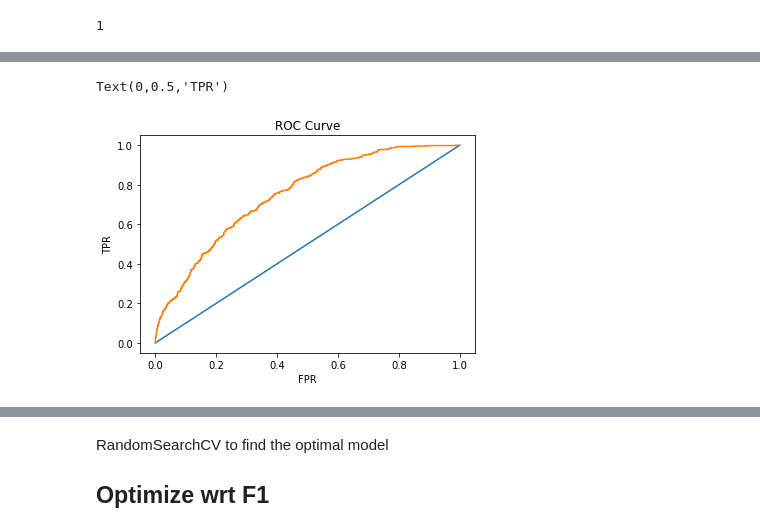
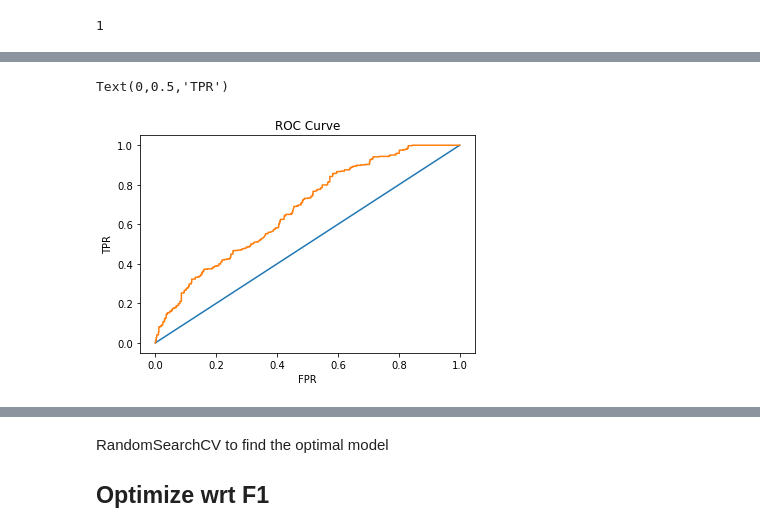
Before and after one commit to jdmendoza/predicting_startup_success, a Jupyter notebook: Danny_Rudimentary_Data_Exploration.ipynb, the cells around one changed output, grey strips where cells are left out. Drawn from its saved outputs; the diff is of its cells as text; code cells hidden in the pictures.

```diff
--- a/Danny_Rudimentary_Data_Exploration.ipynb
+++ b/Danny_Rudimentary_Data_Exploration.ipynb
@@ -268,0 +326,9 @@ df_base['company_market'].unique();
+# %%
+def otherizer_markets(string):
+
+    if string not in popular_markets.keys()[:30]:
+        return 'Other_market'
+    else:
+        return string
+# %%
+df_base['company_market_popular'] = df_base['company_market'].map(otherizer_markets)
@@ -285,8 +359,8 @@ def bin_multi_label(dataframe,column_name):
     #print("\n")
     return one_hot, model_df
 # %%
-mlb_market,market_df = bin_multi_label(df_base,'company_market');
-mlb_city,city_df = bin_multi_label(df_base,'company_city');
+mlb_market,market_df = bin_multi_label(df_base,'company_market_popular');
+#mlb_city,city_df = bin_multi_label(df_base,'company_city_popular');
 # %%
 mlb_market.transform
 # %% [output]
@@ -319,5 +379,5 @@ Index(['company_name', 'company_market', 'company_city', 'total_funding'], dtype
 # %%
-data_encoded = pd.concat([market_df,city_df,df_base['total_funding']], axis=1,sort=False)
+data_encoded = pd.concat([market_df,df_base['total_funding']], axis=1,sort=False)
 # %%
 print('shape',data_encoded.shape)
 print('target',target.shape)
@@ -504,21 +540,21 @@ coef
 # %%
 from sklearn.metrics import roc_curve, auc
 
 y_score=model.predict_proba(X_test)[:,1]
 
 FPR, TPR,thresholds = roc_curve(y_test, y_score)
-roc_auc = auc(fpr, tpr)
+roc_auc = auc(FPR, TPR)
 
 plt.figure()
 # Plotting our Baseline..
 plt.plot([0,1],[0,1])
 plt.plot(FPR,TPR)
 plt.title('ROC Curve')
 plt.xlabel('FPR')
 plt.ylabel('TPR')
 # %% [output]
 Text(0,0.5,'TPR')
-[figure, old version]
+[figure, new version]
 # %%
 ROC_DATA = list(zip(list(FPR),list(TPR),list(thresholds)))
 # %%
```
Also changed, not shown: parts of 39 cells of this notebook, 1 other file.
